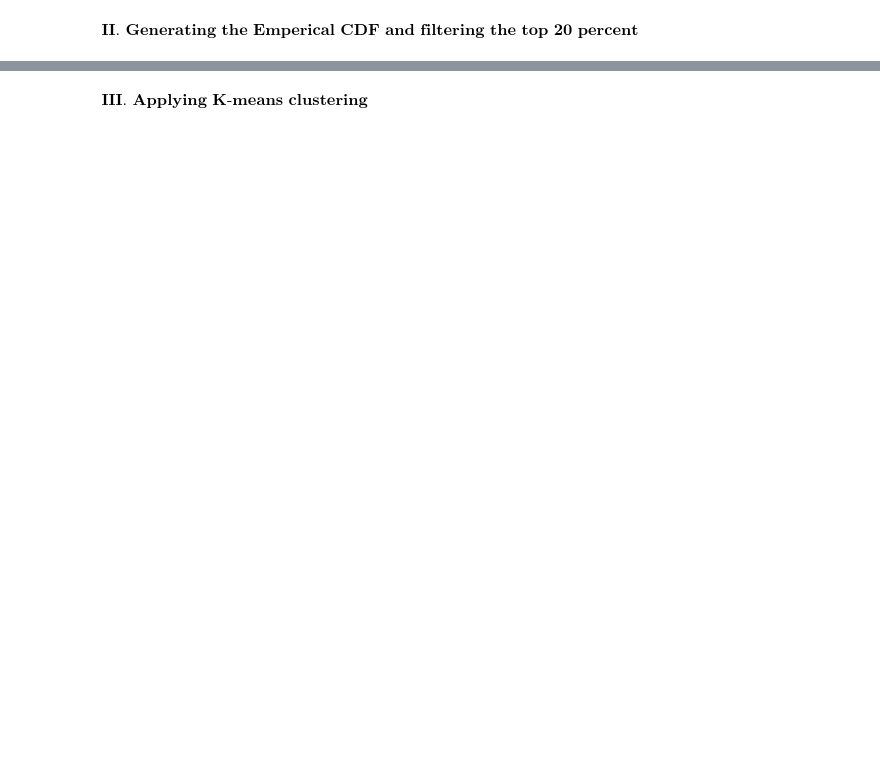
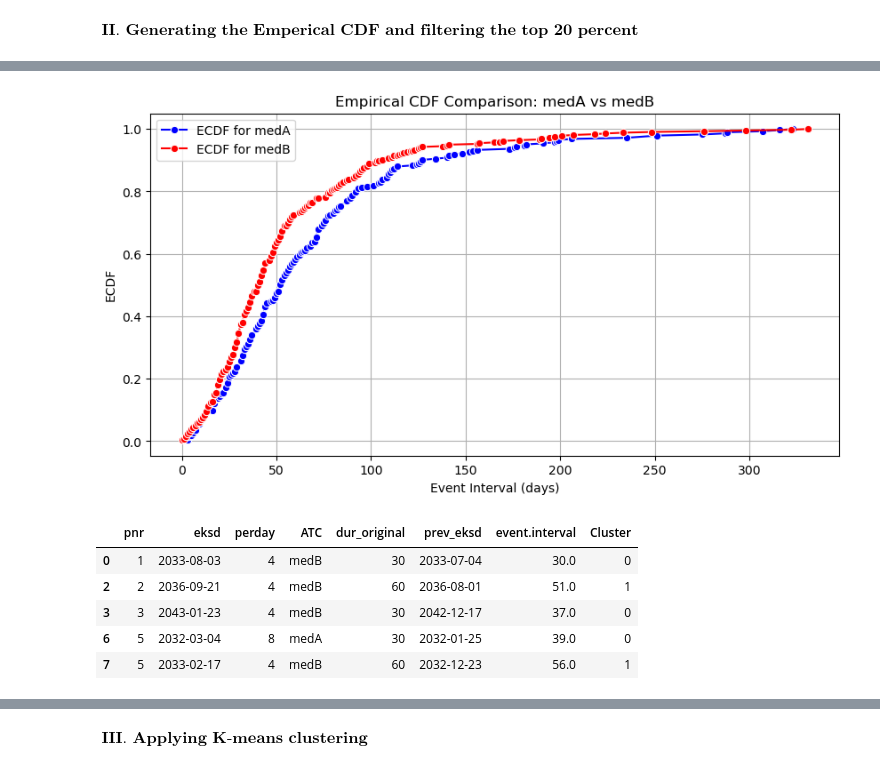
Before and after one commit to justrayn/Assignment-2-For-Clustering, a Jupyter notebook: SEE.ipynb, the cells around one changed output, grey strips where cells are left out. Saved outputs shown, nothing was run; the diff lists cells and outputs as text; code cells hidden in the pictures; blank space fills up the shorter version.

```diff
--- a/SEE.ipynb
+++ b/SEE.ipynb
@@ -123,0 +91,59 @@ df_filtered.head()
+# %%
+from sklearn.cluster import KMeans
+from sklearn.preprocessing import StandardScaler
+
+# Step 3: Generate ECDF for both medA and medB
+plt.figure(figsize=(10, 5))
+
+for drug, color in zip(["medA", "medB"], ["blue", "red"]):
+    df_drug = df[df["ATC"] == drug].copy()
+
+    if df_drug.empty:
+        print(f"⚠️ Warning: No data found for {drug}. Skipping ECDF plot.")
+        continue  # Skip this drug if no data
+
+    df_drug["prev_eksd"] = df_drug.groupby("pnr")["eksd"].shift(1)
+    df_drug["event.interval"] = (df_drug["eksd"] - df_drug["prev_eksd"]).dt.days
+    df_drug = df_drug.dropna(subset=["event.interval"])
+
+    event_intervals = df_drug["event.interval"]
+
+    if event_intervals.empty:
+        print(f"⚠️ Warning: No valid event intervals for {drug}. Skipping ECDF plot.")
+        continue  # Skip ECDF calculation if no event intervals
+
+    ecdf = ECDF(event_intervals)
+    x = np.sort(event_intervals)
+    y = ecdf(x)
+
+    sns.lineplot(x=x, y=y, marker="o", label=f"ECDF for {drug}", color=color)
+
+# Formatting the plot
+plt.xlabel("Event Interval (days)")
+plt.ylabel("ECDF")
+plt.title("Empirical CDF Comparison: medA vs medB")
+plt.legend()
+plt.grid()
+plt.show()
+
+# Step 4: Remove Top 20%
+threshold = np.percentile(event_intervals, 80)  # 80th percentile cutoff
+df_filtered = df_filtered[df_filtered["event.interval"] <= threshold].copy()
+
+# **Fix: Set n_init="auto" to avoid the warning**
+scaler = StandardScaler()
+scaled_data = scaler.fit_transform(df_filtered[["event.interval"]])  # Scale the data
+
+# Fix warning: explicitly set n_init
+kmeans_final = KMeans(n_clusters=3, n_init="auto", random_state=42)
+df_filtered["Cluster"] = kmeans_final.fit_predict(scaled_data)  # Train & predict
+
+df_filtered.head()
+# %% [output]
+[figure, added]
+|  | pnr | eksd | perday | ATC | dur_original | prev_eksd | event.interval | Cluster |
+| 0 | 1 | 2033-08-03 | 4 | medB | 30 | 2033-07-04 | 30.0 | 0 |
+| 2 | 2 | 2036-09-21 | 4 | medB | 60 | 2036-08-01 | 51.0 | 1 |
+| 3 | 3 | 2043-01-23 | 4 | medB | 30 | 2042-12-17 | 37.0 | 0 |
+| 6 | 5 | 2032-03-04 | 8 | medA | 30 | 2032-01-25 | 39.0 | 0 |
+| 7 | 5 | 2033-02-17 | 4 | medB | 60 | 2032-12-23 | 56.0 | 1 |
```
Also changed, not shown: parts of 8 cells of this notebook.
